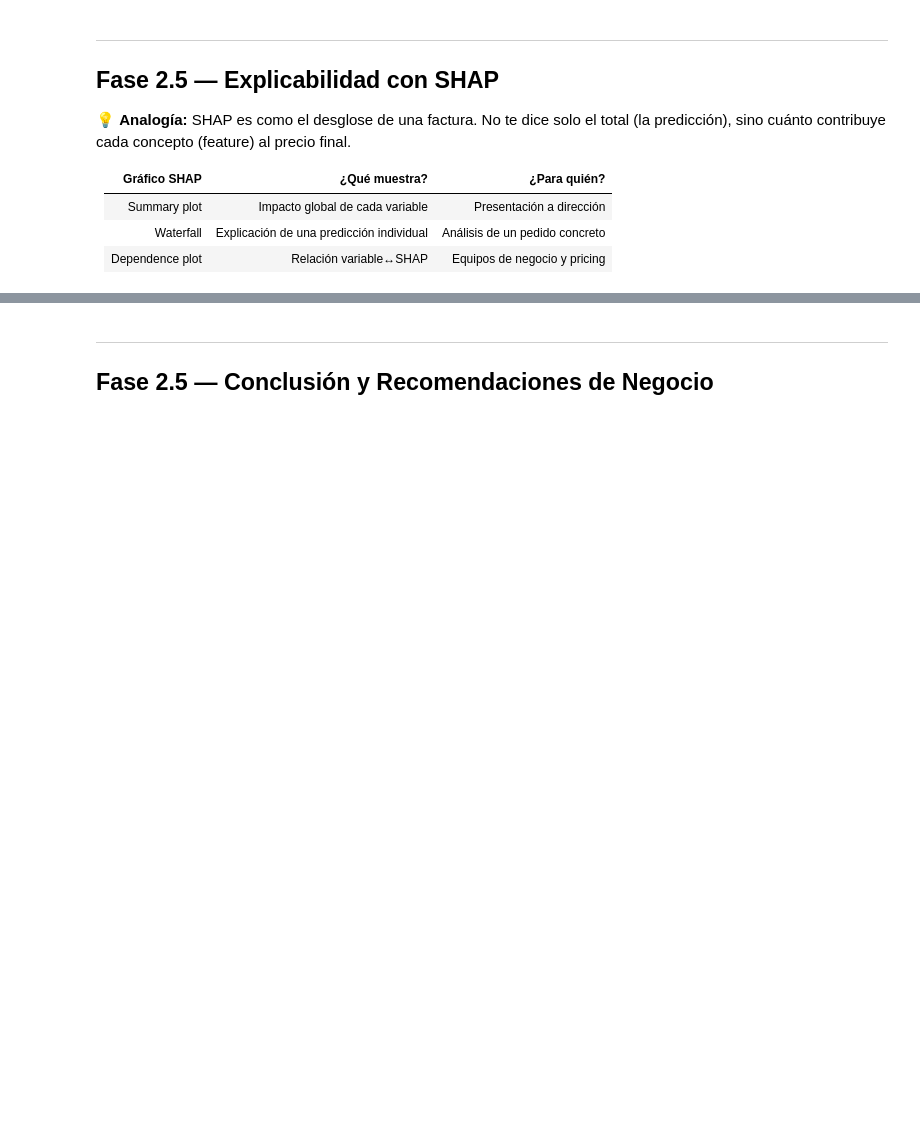
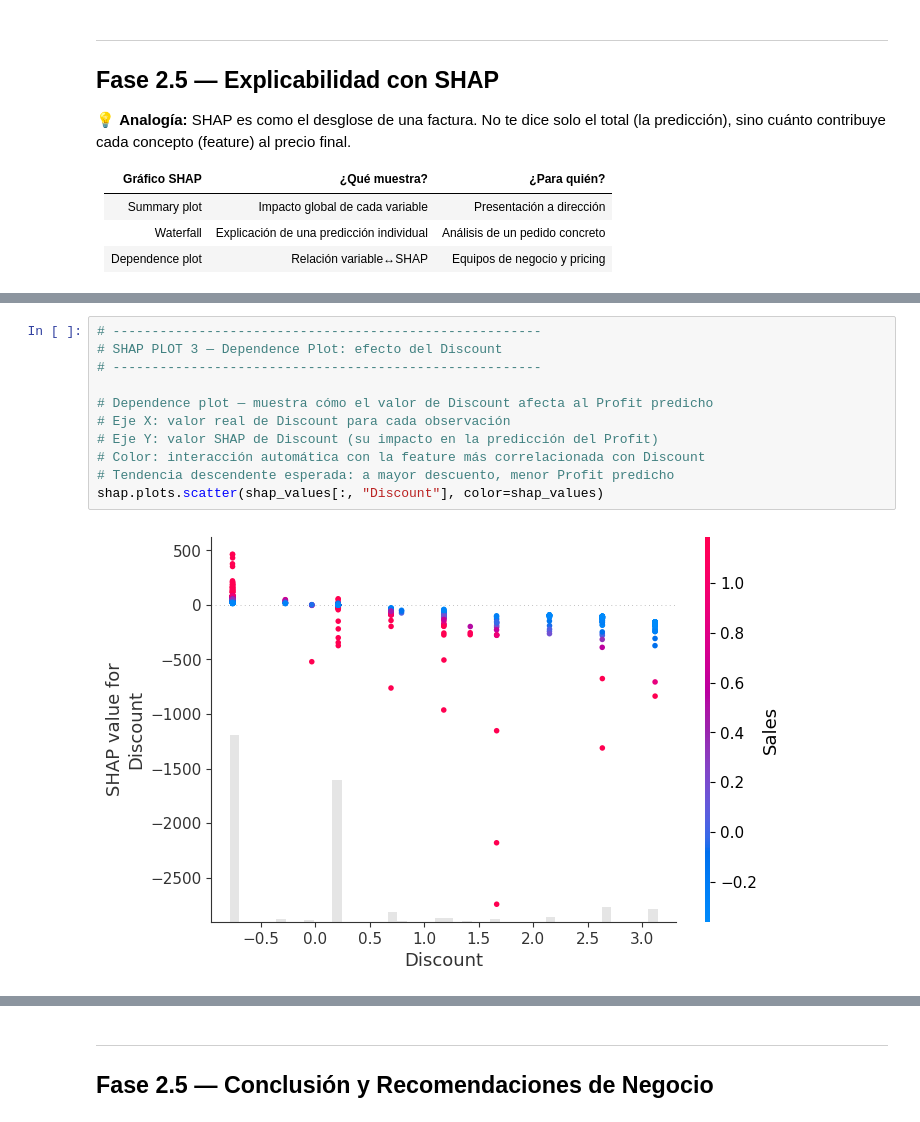
Before and after one commit to sofibarbeito/INESDI_Data-Science_ML_IA, a Jupyter notebook: [00] - Workshops/Workshop_ML_PartTime.ipynb, the cells around one changed output, grey strips where cells are left out. Saved outputs shown, nothing was run; the diff lists cells and outputs as text; blank space fills up the shorter version.

```diff
--- a/[00] - Workshops/Workshop_ML_PartTime.ipynb
+++ b/[00] - Workshops/Workshop_ML_PartTime.ipynb
@@ -830,0 +934,13 @@ Empezamos con el modelo más sencillo. Un árbol de decisión individual nos ser
+# %%
+# -------------------------------------------------------
+# SHAP PLOT 3 — Dependence Plot: efecto del Discount
+# -------------------------------------------------------
+
+# Dependence plot — muestra cómo el valor de Discount afecta al Profit predicho
+# Eje X: valor real de Discount para cada observación
+# Eje Y: valor SHAP de Discount (su impacto en la predicción del Profit)
+# Color: interacción automática con la feature más correlacionada con Discount
+# Tendencia descendente esperada: a mayor descuento, menor Profit predicho
+shap.plots.scatter(shap_values[:, "Discount"], color=shap_values)
+# %% [output]
+[figure, added]
```
Also changed, not shown: parts of 31 cells of this notebook.
